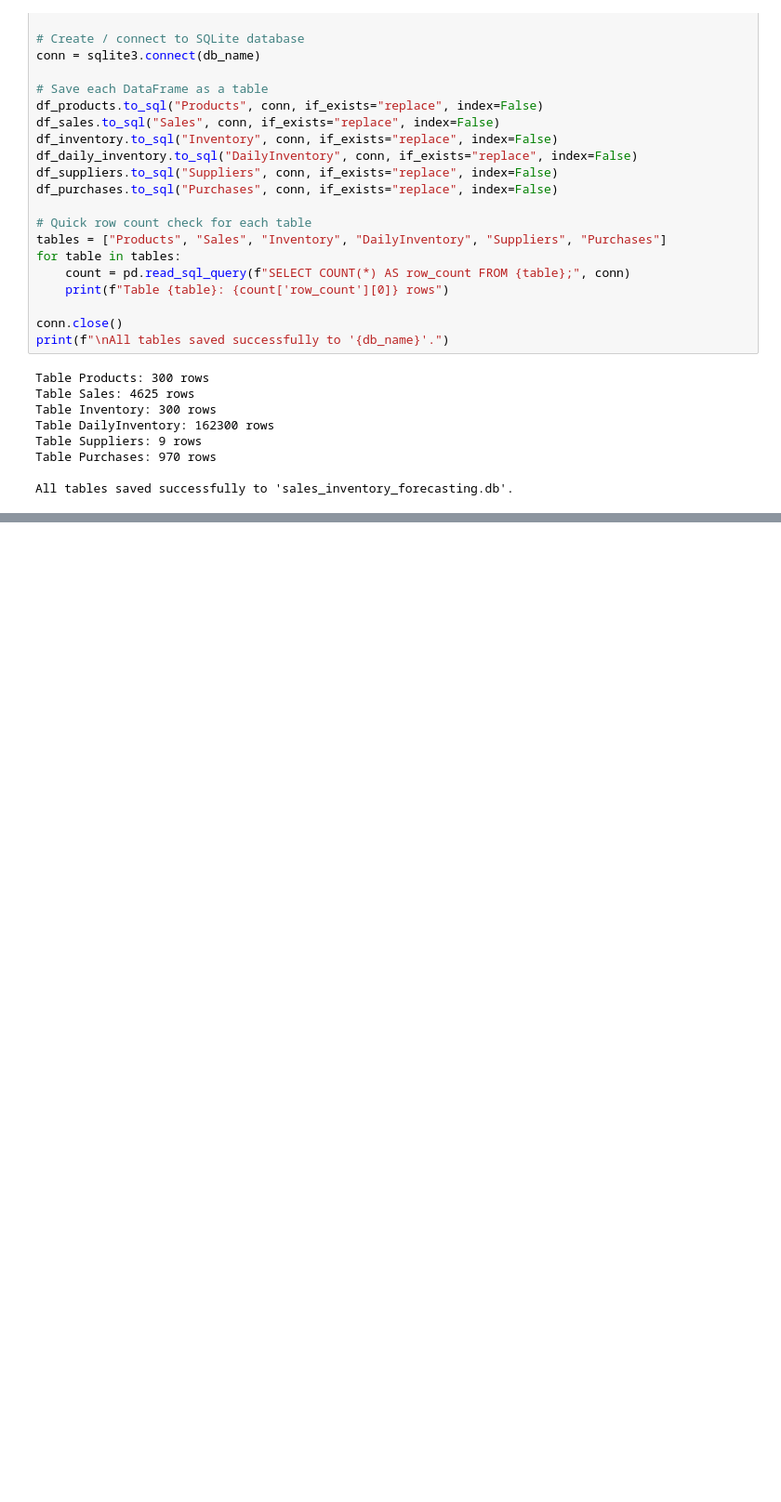
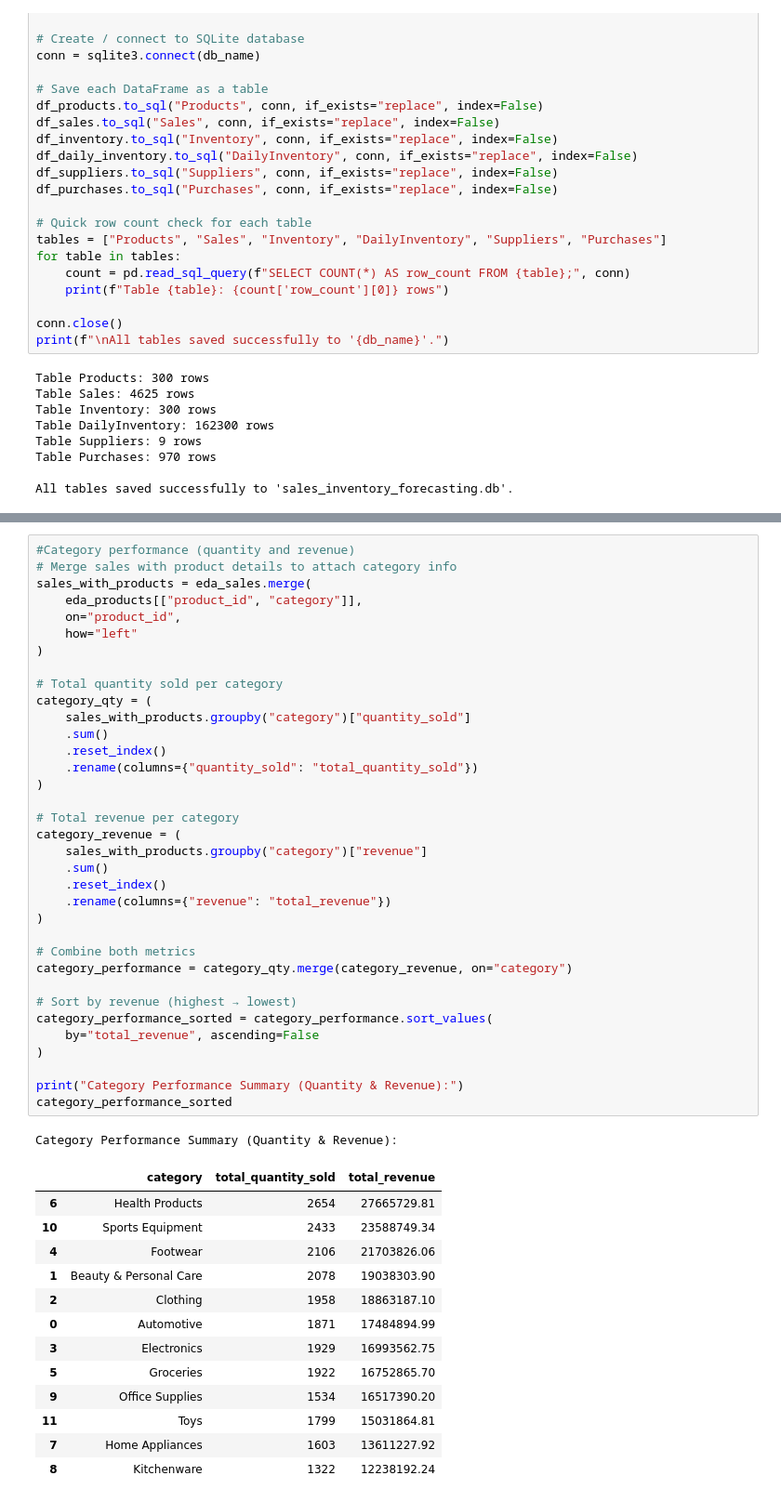
Before and after one commit to LinetLydia/Sales_and_Inventory_Forecasting_System, a Jupyter notebook: index.ipynb, the cells around one changed output, grey strips where cells are left out. Shown: that part at 93% size. Cells and saved outputs as stored; diff of their text form; blank space fills up the shorter version.

```diff
--- a/index.ipynb
+++ b/index.ipynb
@@ -811,0 +992,50 @@ All tables saved successfully to 'sales_inventory_forecasting.db'.
+# %%
+#Category performance (quantity and revenue)
+# Merge sales with product details to attach category info
+sales_with_products = eda_sales.merge(
+    eda_products[["product_id", "category"]],
+    on="product_id",
+    how="left"
+)
+
+# Total quantity sold per category
+category_qty = (
+    sales_with_products.groupby("category")["quantity_sold"]
+    .sum()
+    .reset_index()
+    .rename(columns={"quantity_sold": "total_quantity_sold"})
+)
+
+# Total revenue per category
+category_revenue = (
+    sales_with_products.groupby("category")["revenue"]
+    .sum()
+    .reset_index()
+    .rename(columns={"revenue": "total_revenue"})
+)
+
+# Combine both metrics
+category_performance = category_qty.merge(category_revenue, on="category")
+
+# Sort by revenue (highest → lowest)
+category_performance_sorted = category_performance.sort_values(
+    by="total_revenue", ascending=False
+)
+
+print("Category Performance Summary (Quantity & Revenue):")
+category_performance_sorted
+# %% [output]
+Category Performance Summary (Quantity & Revenue):
+|  | category | total_quantity_sold | total_revenue |
+| 6 | Health Products | 2654 | 27665729.81 |
+| 10 | Sports Equipment | 2433 | 23588749.34 |
+| 4 | Footwear | 2106 | 21703826.06 |
+| 1 | Beauty & Personal Care | 2078 | 19038303.90 |
+| 2 | Clothing | 1958 | 18863187.10 |
+| 0 | Automotive | 1871 | 17484894.99 |
+| 3 | Electronics | 1929 | 16993562.75 |
+| 5 | Groceries | 1922 | 16752865.70 |
+| 9 | Office Supplies | 1534 | 16517390.20 |
+| 11 | Toys | 1799 | 15031864.81 |
+| 7 | Home Appliances | 1603 | 13611227.92 |
+| 8 | Kitchenware | 1322 | 12238192.24 |
```
Also changed, not shown: parts of 8 cells of this notebook.
